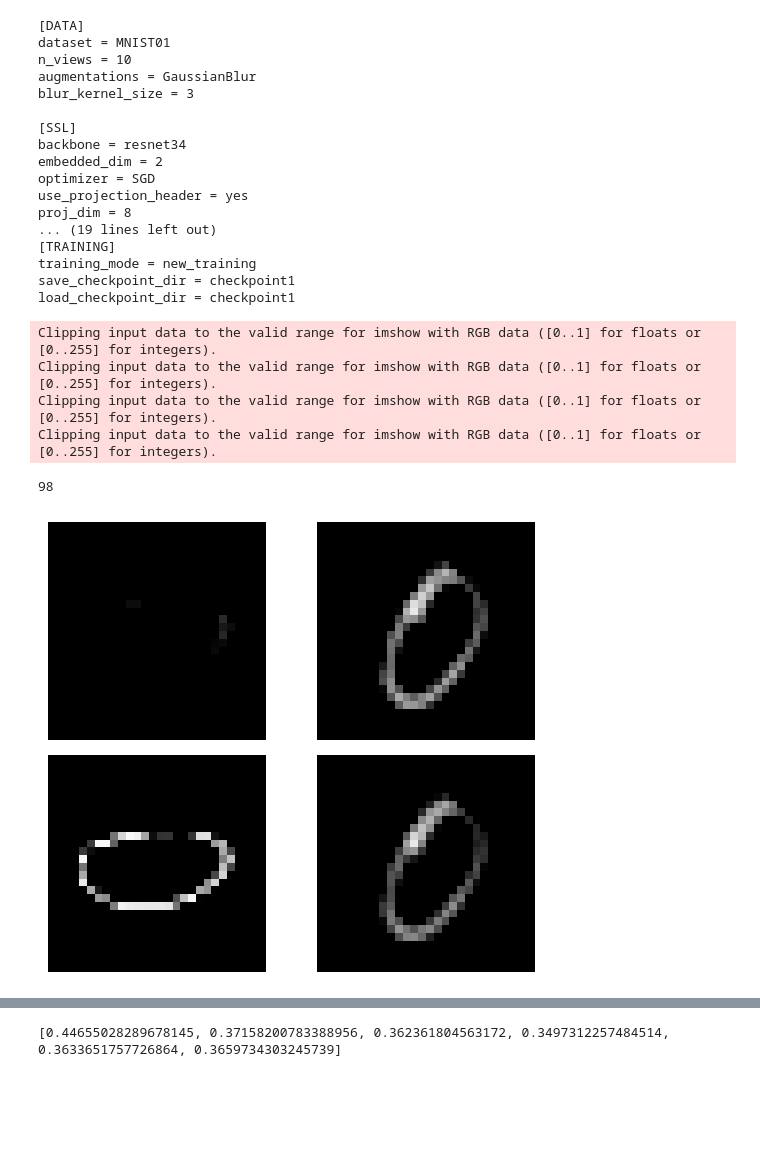
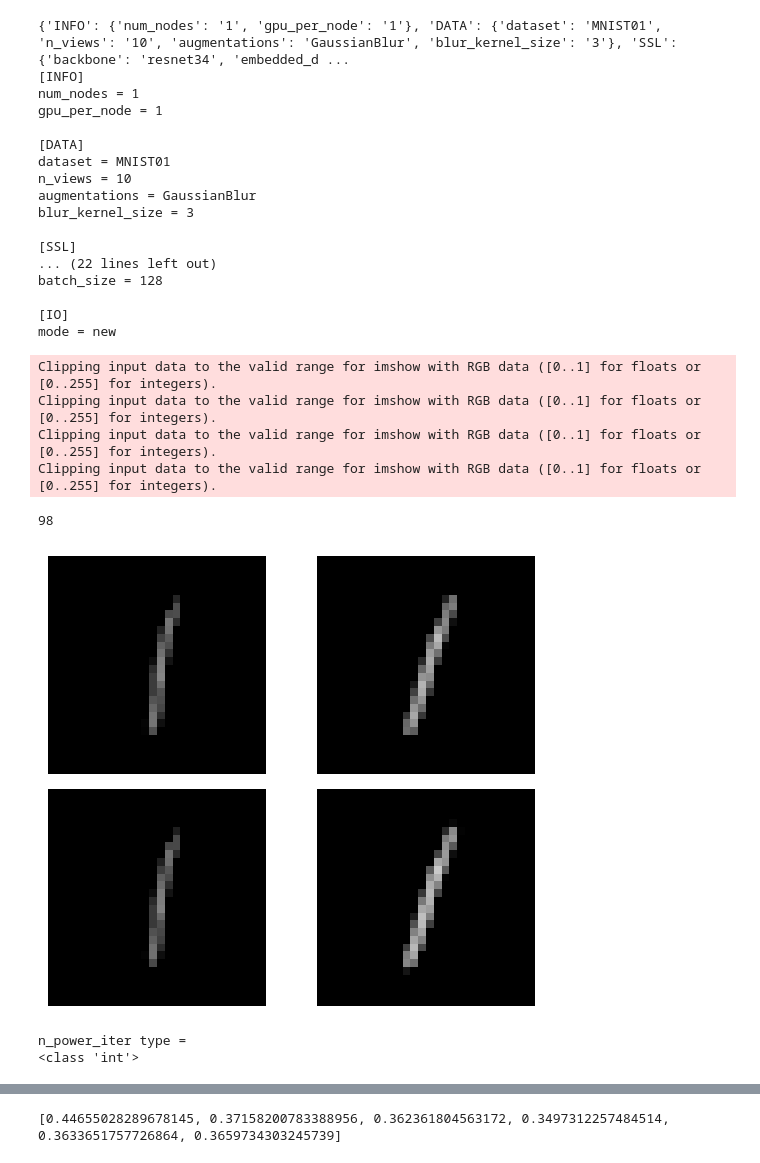
Before and after one commit to guanming-zhang/clamp, a Jupyter notebook: run.ipynb, the cells around one changed output, grey strips where cells are left out. Saved outputs shown, nothing was run; the diff lists cells and outputs as text; code cells hidden in the pictures; blank space fills up the shorter version.

Commit message:
moving the model to pytorchlighning(not finished)

```diff
--- a/run.ipynb
+++ b/run.ipynb
@@ -11,6 +13,11 @@ import os
 # %%
-config = helper.Config("./simulations/simulation4_1")
+config = helper.Config("./simulations/1")
 # %% [output]
+{'INFO': {'num_nodes': '1', 'gpu_per_node': '1'}, 'DATA': {'dataset': 'MNIST01', 'n_views': '10', 'augmentations': 'GaussianBlur', 'blur_kernel_size': '3'}, 'SSL': {'backbone': 'resnet34', 'embedded_d ...
+[INFO]
+num_nodes = 1
+gpu_per_node = 1
+
 [DATA]
 dataset = MNIST01
 n_views = 10
@@ -18,46 +25,46 @@ augmentations = GaussianBlur
 blur_kernel_size = 3
 
 [SSL]
-backbone = resnet34
-embedded_dim = 2
-optimizer = SGD
-use_projection_header = yes
-proj_dim = 8
-... (19 lines left out)
-[TRAINING]
-training_mode = new_training
-save_checkpoint_dir = checkpoint1
-load_checkpoint_dir = checkpoint1
+... (22 lines left out)
+batch_size = 128
+
+[IO]
+mode = new
 # %%
-config.DATA["ssl_batch_size"] = config.SSL["batch_size"]
-config.DATA["lc_batch_size"] = config.LC["batch_size"]
-ssl_train_loader,lc_train_loader,test_loader= helper.get_dataloader(config.DATA)
+ssl_train_loader,lc_train_loader,test_loader= data_utils.get_dataloader(config.DATA,config.SSL["batch_size"],config.LC["batch_size"])
 imgs,labels = next(iter(ssl_train_loader))
 img_list, label_list = [],[]
 for i_view in range(2):
     for j_img in range(2):
         img_list.append(imgs[i_view][j_img])
         #label_list.append(classes[labels[i_view][j_img]])
 data_utils.show_images(img_list,2,2,label_list)
 print(len(ssl_train_loader))
 # %% [output]
 Clipping input data to the valid range for imshow with RGB data ([0..1] for floats or [0..255] for integers).
 Clipping input data to the valid range for imshow with RGB data ([0..1] for floats or [0..255] for integers).
 Clipping input data to the valid range for imshow with RGB data ([0..1] for floats or [0..255] for integers).
 Clipping input data to the valid range for imshow with RGB data ([0..1] for floats or [0..255] for integers).
 98
-[figure, old version]
+[figure, new version]
 # %%
-# create the backbone and ssl optimizer,loss function
-backbone = helper.get_backbone(config.SSL)
-config.SSL["n_views"] = 10
-ssl_loss = helper.get_loss_fn(config.SSL)
-ssl_optim = helper.get_optimizer(config.SSL,backbone.parameters())
-
-# create the linear net and lc optimizer,loss function
-if config.LC["use_batch_norm"]:
-    linear_net = models.BnLinearNet(config.SSL["embedded_dim"],config.LC["output_dim"])
-else:
-    linear_net = torch.nn.Linear(config.SSL["embedded_dim"],config.LC["output_dim"])
-lc_optim = helper.get_optimizer(config.LC,linear_net.parameters())
-lc_loss = helper.get_loss_fn(config.LC)
+ssl_model = lightning_models.CLAP(embedded_dim = config.SSL["embedded_dim"],
+                                  backbone_name = config.SSL["backbone"],
+                                  use_projection_header=config.SSL["use_projection_header"],
+                                  proj_dim = config.SSL["proj_dim"],
+                                  optim_name = config.SSL["optimizer"],
+                                  lr = config.SSL["lr"],
+                                  momentum = config.SSL["momentum"],
+                                  weight_decay = config.SSL["weight_decay"],
+                                  eta = config.SSL["lars_eta"],
+                                  warmup_epochs = config.SSL["warmup_epochs"],
+                                  n_epochs = config.SSL["n_epochs"],
+                                  n_views = config.DATA["n_views"],
+                                  batch_size = config.SSL["batch_size"],
+                                  lw0 = config.SSL["lw0"],
+                                  lw1 = config.SSL["lw1"],
+                                  lw2 = config.SSL["lw2"],
+                                  rs = config.SSL["rs"])
+# %% [output]
+n_power_iter type =
+<class 'int'>
```
Also changed, not shown: parts of 3 cells of this notebook, 6 other files.
